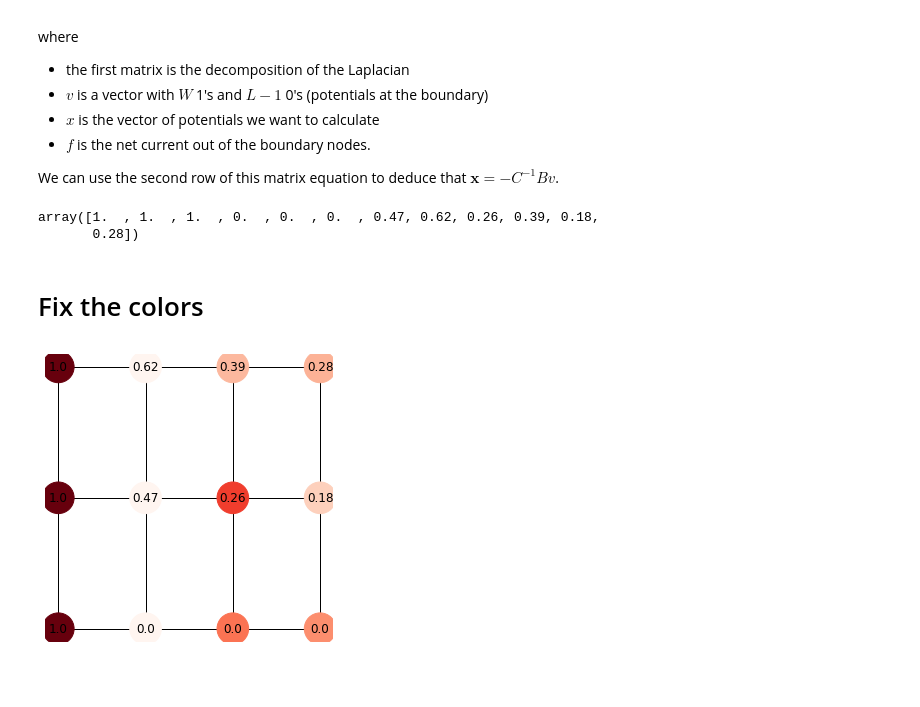
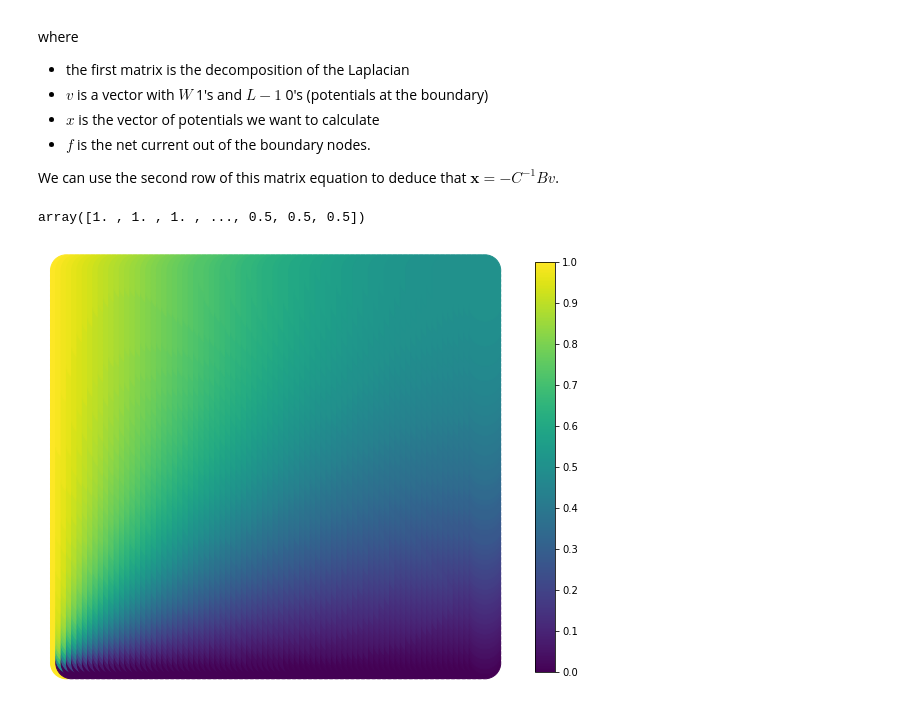
Before and after one commit to Inferno2332/conductance, a Jupyter notebook: Rectangle Graph (version 2).ipynb, the cells around one changed output. Drawn from its saved outputs; the diff is of its cells as text; code cells hidden in the pictures; blank space fills up the shorter version.

Commit message:
finished node coloring

```diff
--- a/Rectangle Graph (version 2).ipynb
+++ b/Rectangle Graph (version 2).ipynb
@@ -1,10 +1,10 @@
 # %%
-from collections import deque
 import matplotlib.pyplot as plt
 import networkx as nx
 import numpy as np
+import matplotlib as mpl
 
-L, W = 4, 3 # lattice size.
+L, W = 80, 80 # lattice size.
 G = nx.grid_2d_graph(L, W)
 G_positions = G.nodes() # original node labels can be used as "coordinates"
 # %% [markdown]
@@ -38,18 +38,17 @@ Then we concatenate the three arrays into a single b, arranged by the sequence o
 
 Finally create the desired dictionary `d` from a and b by doing `d=dict(zip(a, b))`.
 # %%
-a = np.array(G.nodes)
+a = list(G.nodes)
 
 b = np.arange(1, W+1).reshape(W, 1) # left edge
 b1 = np.arange(W+1, W+L).reshape(L-1, 1) # bottom edge
 b2 = np.array([list(range((W-1)*i + L+1, (W-1)*(i+1) + L+1)) for i in range(1, L)])
 
 b = list(np.vstack((b, np.hstack((b1,b2)).reshape(L*W-W,1))).flat)
-print (b)
 d = dict(zip(a,b))
 G = nx.relabel_nodes(G,d)
 
 # Position
 pos = dict(zip(b, G_positions))
 
-nx.draw(G, with_labels=True, node_size=1000, pos=pos)
+#nx.draw(G, with_labels=True, node_size=1000, pos=pos)
@@ -85,18 +81,29 @@ x = (-np.linalg.inv(C) @ B @ v).flatten()
 potentials = np.round(np.concatenate([v, x]),2)
 potentials
 # %% [output]
-array([1.  , 1.  , 1.  , 0.  , 0.  , 0.  , 0.47, 0.62, 0.26, 0.39, 0.18,
-       0.28])
+array([1. , 1. , 1. , ..., 0.5, 0.5, 0.5])
-# %% [markdown]
-# Fix the colors
 # %%
+# Make a list of the potentials, in the new order (for coloring the nodes)
+potentials_ordered = [potentials[i-1] for i in b]
+
 # Make the node labels the potentials.
 labels = dict(zip(range(1, L*W + 1), potentials))
 nx.relabel_nodes(G, labels)
 
+cmap = 'viridis'
+
 # Draw
-plt.figure(figsize=(4, 4))
-fig = nx.draw(G,node_size=1000, pos=pos, with_labels=True, labels=labels, cmap='Reds', node_color = list(labels.values()))
+plt.figure(figsize=(8, 6))
+fig = nx.draw(G,node_size=1000, pos=pos, with_labels=False, labels=labels, cmap=cmap, node_color = potentials_ordered)
+
+
+# Colorbar
+# Source: https://stackoverflow.com/questions/43805821/matplotlib-add-colorbar-to-non-mappable-object
+norm = mpl.colors.Normalize(vmin=0,vmax=1)
+sm = plt.cm.ScalarMappable(cmap=cmap, norm=norm)
+sm.set_array([])
+plt.colorbar(sm, ticks=np.linspace(0,1,11), shrink=0.95)
+
 plt.show()
 # %% [output]
-[figure, old version]
+[figure, new version]
```
Also changed, not shown: parts of 1 cell of this notebook, 3 other files.
